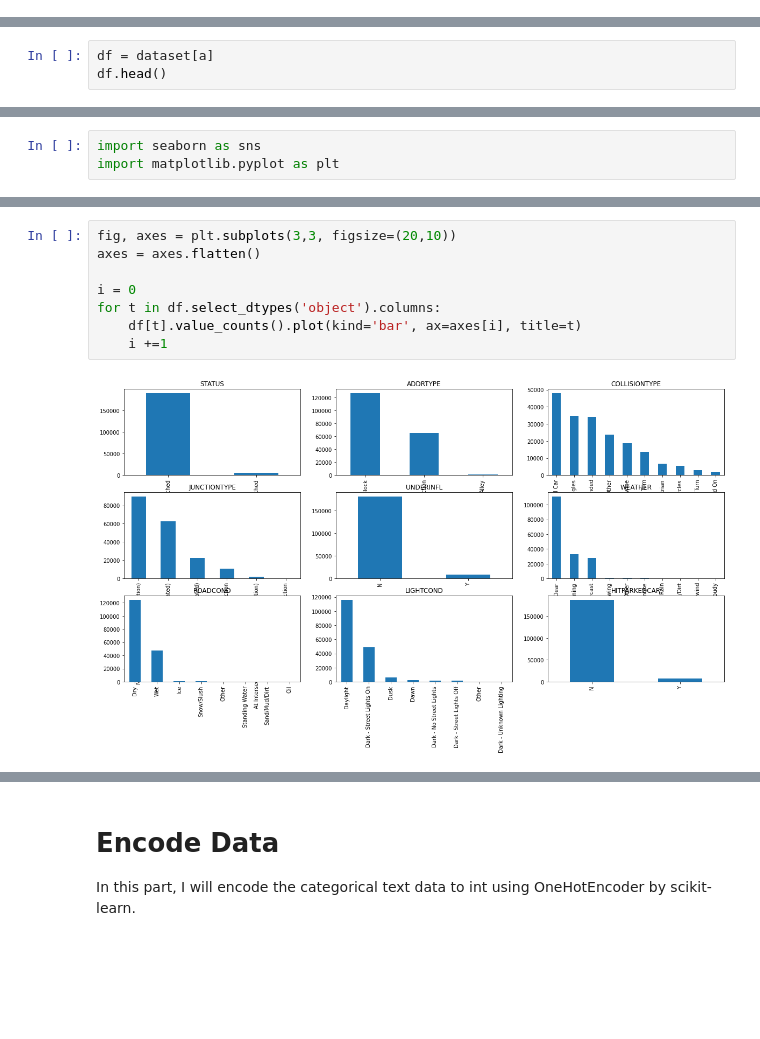
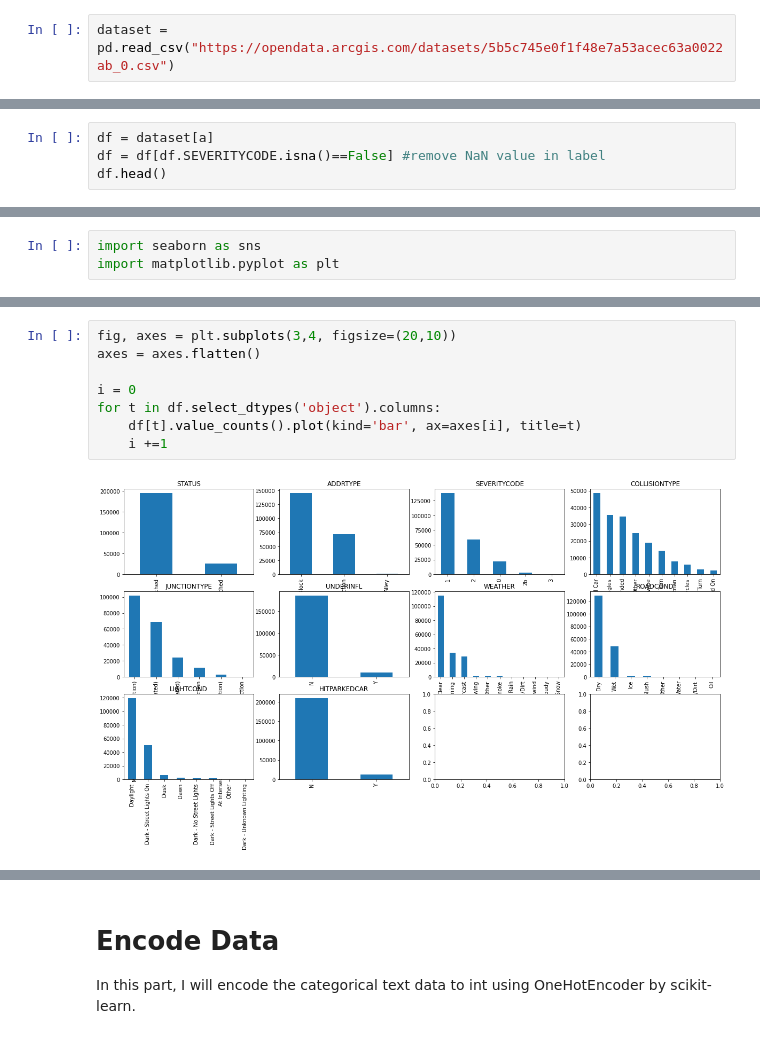
Before and after one commit to mazprimrez/capstoneprojectDS, a Jupyter notebook: Capstone Project.ipynb, the cells around one changed output, grey strips where cells are left out. Cells and saved outputs as stored; diff of their text form; blank space fills up the shorter version.

```diff
--- a/Capstone Project.ipynb
+++ b/Capstone Project.ipynb
@@ -13,3 +11,5 @@ dataset = pd.read_csv('https://s3.us.cloud-object-storage.appdomain.cloud/cf-cou
+# %%
+dataset = pd.read_csv("https://opendata.arcgis.com/datasets/5b5c745e0f1f48e7a53acec63a0022ab_0.csv")
 # %%
 dataset.head()
 # %% [output]
@@ -103,5 +103,6 @@ a = [col for col in dataset[a].columns if col not in np.array(['SEVERITYCODE.1',
                                                             'COLDETKEY','REPORTNO'])]
 # %%
 df = dataset[a]
+df = df[df.SEVERITYCODE.isna()==False] #remove NaN value in label
 df.head()
 # %% [output]
@@ -204,12 +200,12 @@ df_clean
 # %%
-fig, axes = plt.subplots(3,3, figsize=(20,10))
+fig, axes = plt.subplots(3,4, figsize=(20,10))
 axes = axes.flatten()
 
 i = 0
 for t in df.select_dtypes('object').columns:
     df[t].value_counts().plot(kind='bar', ax=axes[i], title=t)
     i +=1
 # %% [output]
-[figure, old version]
+[figure, new version]
 # %%
 x_var = "SEVERITYCODE"
```
Also changed, not shown: parts of 39 cells of this notebook.
